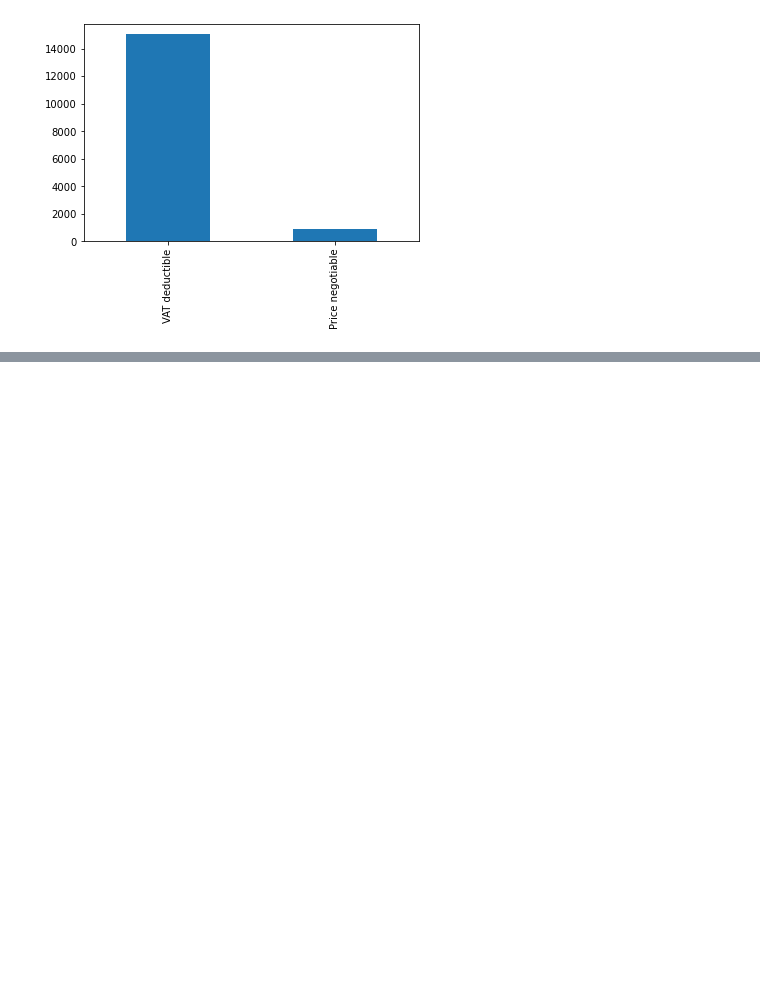
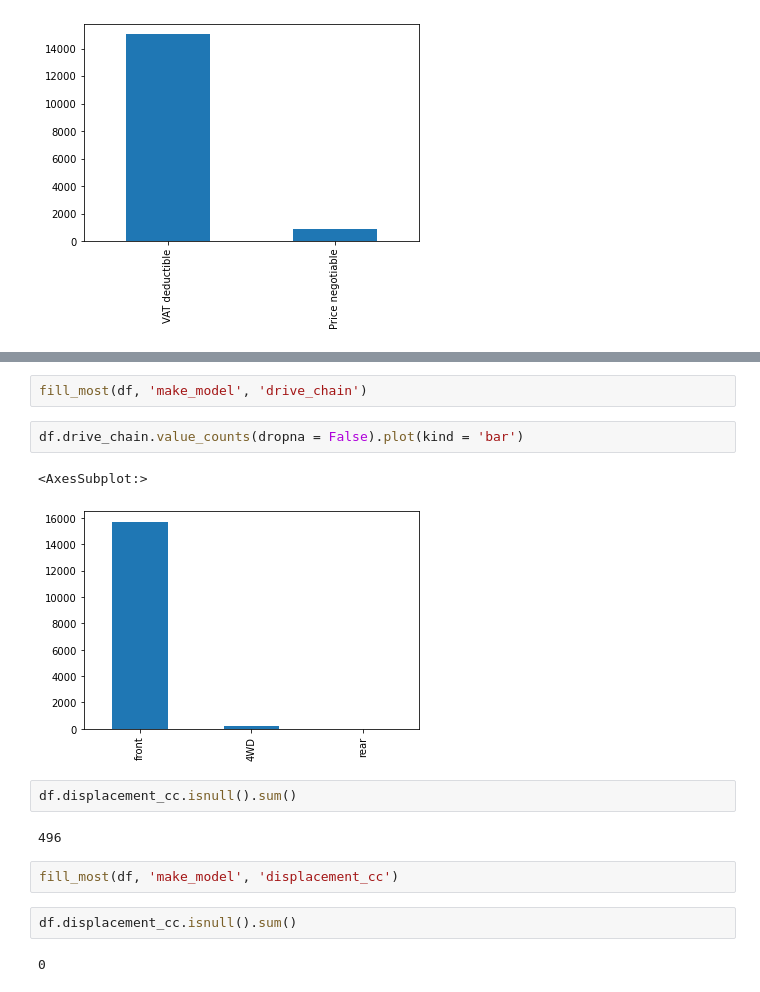
Before and after one commit to ahmet-caliskan/DS-Projects, a Jupyter notebook: EU1_DS_DADVPy_M1-(EDA)/Project_1_Cars.ipynb, the cells around one changed output, grey strips where cells are left out. Cells and saved outputs as stored; diff of their text form; blank space fills up the shorter version.

```diff
--- a/EU1_DS_DADVPy_M1-(EDA)/Project_1_Cars.ipynb
+++ b/EU1_DS_DADVPy_M1-(EDA)/Project_1_Cars.ipynb
@@ -2800,0 +3003,17 @@ df.vat.value_counts(dropna = False).plot(kind = 'bar')
+# %%
+fill_most(df, 'make_model', 'drive_chain')
+# %%
+df.drive_chain.value_counts(dropna = False).plot(kind = 'bar')
+# %% [output]
+<AxesSubplot:>
+[figure, added]
+# %%
+df.displacement_cc.isnull().sum()
+# %% [output]
+496
+# %%
+fill_most(df, 'make_model', 'displacement_cc')
+# %%
+df.displacement_cc.isnull().sum()
+# %% [output]
+0
```
Also changed, not shown: parts of 140 cells of this notebook, 7 other files.
